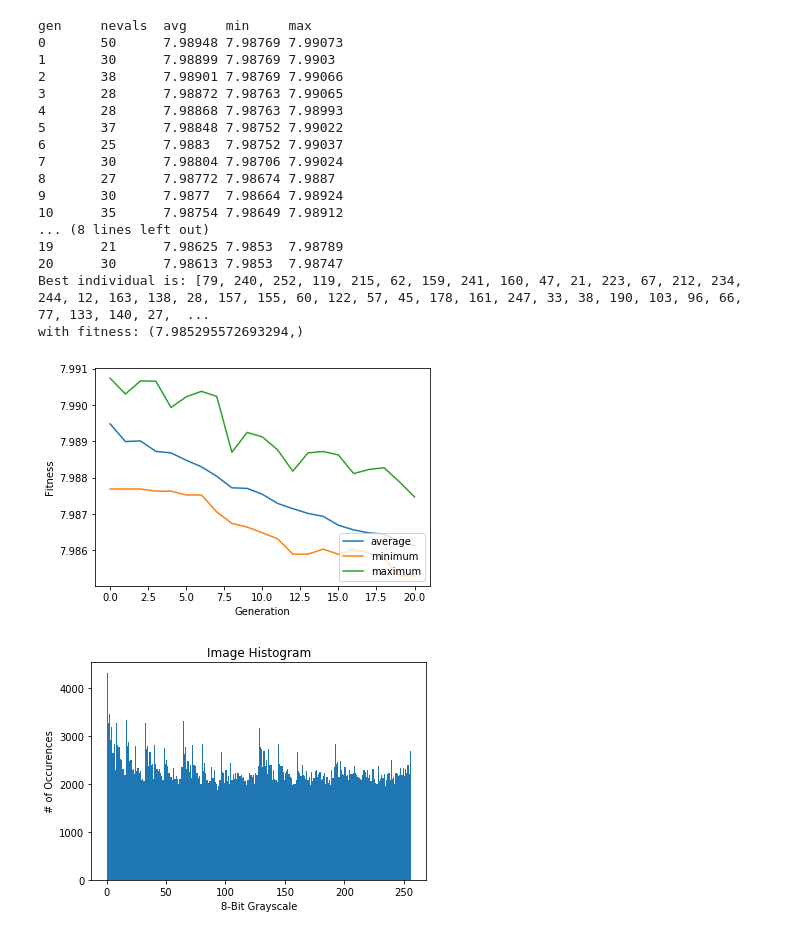
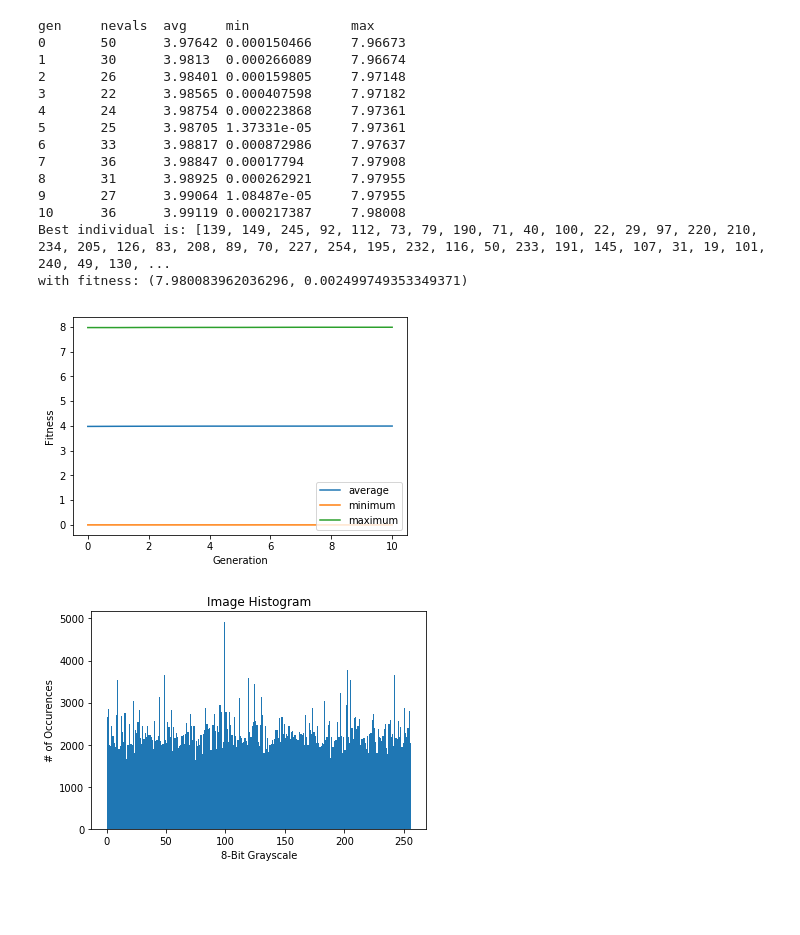
Before and after one commit to grimtims/ImageEntropyGA, a Jupyter notebook: ImageEntropyGA.ipynb, the cells around one changed output. Saved outputs shown, nothing was run; the diff lists cells and outputs as text; code cells hidden in the pictures; blank space fills up the shorter version.

```diff
--- a/ImageEntropyGA.ipynb
+++ b/ImageEntropyGA.ipynb
@@ -169,5 +243,20 @@ def plot_hist(image, title=None, save=None):
     if (type(save) is str ):
         plt.savefig(save)
     plt.show()
+
+def corr_coef_sample(image):
+    cor = np.corrcoef(image)
+#     print(cor[0,1])
+
+    cor_sample_list = []
+
+    for i in range(len(crypt)):
+        cor_sample_list.append(np.random.choice(cor[i], 1))
+
+    cor_sample_list.append(np.array([1]))
+
+    cor_list_rm1 = [ x for x in cor_sample_list if x != 1]
+
+    return float(abs(sum(cor_list_rm1)/len(cor_list_rm1)))
 # %% [output]
 Original        [1, 2, 3, 4, 5]
@@ -273,7 +362,9 @@ def scramble_2D_bit(image, key):
 
     crypt_vert = scramble_1D_bit(np.transpose(crypt_horiz), key)
 
-    return np.transpose(crypt_vert)
+    crypt_sbox = Sbox(crypt_vert)
+
+    return np.transpose(crypt_sbox)
 
 def unscramble_2D_bit(image, key):
 
@@ -323,7 +423,7 @@ src = 'flower.jpg'
 
 img = cv2.imread(src,0)
 
-creator.create("FitnessMax", base.Fitness, weights=(1.0,))
+creator.create("FitnessMax", base.Fitness, weights=(1.0,-1.0))
 creator.create("Individual", list, fitness=creator.FitnessMax)
 
 # ind = creator.Individual([1, 0, 1, 1, 0])
@@ -342,13 +442,14 @@ def evalEntropy(individual):
 #     score = np.mean(entropy(two_bit_crypt, disk(8)))
 #     c = scramble_2D(img, individual)
     cc = scramble_2D_bit(img, individual)
-    score = hist_entropy(cc)
-    return score,
+    entr = hist_entropy(cc)
+    corr = corr_coef_sample(cc)
+    return entr, corr
 
 toolbox.register("evaluate", evalEntropy)
 toolbox.register("mate", tools.cxPartialyMatched)
 toolbox.register("mutate", tools.mutShuffleIndexes, indpb=0.05)
-toolbox.register("select", tools.selTournament, tournsize=3)
+toolbox.register("select", tools.selTournament, tournsize=5)
 
 
 def sim():
@@ -370,49 +471,46 @@ pop, log, hof = sim()
 print("Best individual is: %s\nwith fitness: %s" % (hof[0], hof[0].fitness))
 
 gen, avg, min_, max_ = log.select("gen", "avg", "min", "max")
 plt.plot(gen, avg, label="average")
 plt.plot(gen, min_, label="minimum")
 plt.plot(gen, max_, label="maximum")
 plt.xlabel("Generation")
 plt.ylabel("Fitness")
 plt.legend(loc="lower right")
 plt.show()
 
 def plot_hist(image, title=None, save=None):
 
     bins = [x for x in range(0,257)]
 
     plt.hist(image.flatten(), bins=bins)
     plt.title(title if type(title) is str else 'Image Histogram')
     plt.xlabel('8-Bit Grayscale')
     plt.ylabel('# of Occurences')
     if (type(save) is str ):
         plt.savefig(save)
     plt.show()
 
 plot_hist(scramble_2D_bit(img, hof[0]), save='crypt.png')
 
 cv2.imshow('HOF', scramble_2D_bit(img, hof[0]))
 cv2.imwrite('encrypted.png',scramble_2D_bit(img, hof[0]))
 cv2.waitKey(0)
 cv2.destroyAllWindows()
 # %% [output]
-gen     nevals  avg     min     max
-0       50      7.98948 7.98769 7.99073
-1       30      7.98899 7.98769 7.9903
-2       38      7.98901 7.98769 7.99066
-3       28      7.98872 7.98763 7.99065
-4       28      7.98868 7.98763 7.98993
-5       37      7.98848 7.98752 7.99022
-6       25      7.9883  7.98752 7.99037
-7       30      7.98804 7.98706 7.99024
-8       27      7.98772 7.98674 7.9887
-9       30      7.9877  7.98664 7.98924
-10      35      7.98754 7.98649 7.98912
-... (8 lines left out)
-19      21      7.98625 7.9853  7.98789
-20      30      7.98613 7.9853  7.98747
-Best individual is: [79, 240, 252, 119, 215, 62, 159, 241, 160, 47, 21, 223, 67, 212, 234, 244, 12, 163, 138, 28, 157, 155, 60, 122, 57, 45, 178, 161, 247, 33, 38, 190, 103, 96, 66, 77, 133, 140, 27,  ...
-with fitness: (7.985295572693294,)
+gen     nevals  avg     min             max
+0       50      3.97642 0.000150466     7.96673
+1       30      3.9813  0.000266089     7.96674
+2       26      3.98401 0.000159805     7.97148
+3       22      3.98565 0.000407598     7.97182
+4       24      3.98754 0.000223868     7.97361
+5       25      3.98705 1.37331e-05     7.97361
+6       33      3.98817 0.000872986     7.97637
+7       36      3.98847 0.00017794      7.97908
+8       31      3.98925 0.000262921     7.97955
+9       27      3.99064 1.08487e-05     7.97955
+10      36      3.99119 0.000217387     7.98008
+Best individual is: [139, 149, 245, 92, 112, 73, 79, 190, 71, 40, 100, 22, 29, 97, 220, 210, 234, 205, 126, 83, 208, 89, 70, 227, 254, 195, 232, 116, 50, 233, 191, 145, 107, 31, 19, 101, 240, 49, 130, ...
+with fitness: (7.980083962036296, 0.002499749353349371)
-[figure, old version]
+[figure, new version]
-[figure, old version]
+[figure, new version]
```
Also changed, not shown: parts of 4 cells of this notebook, 2 other files.
